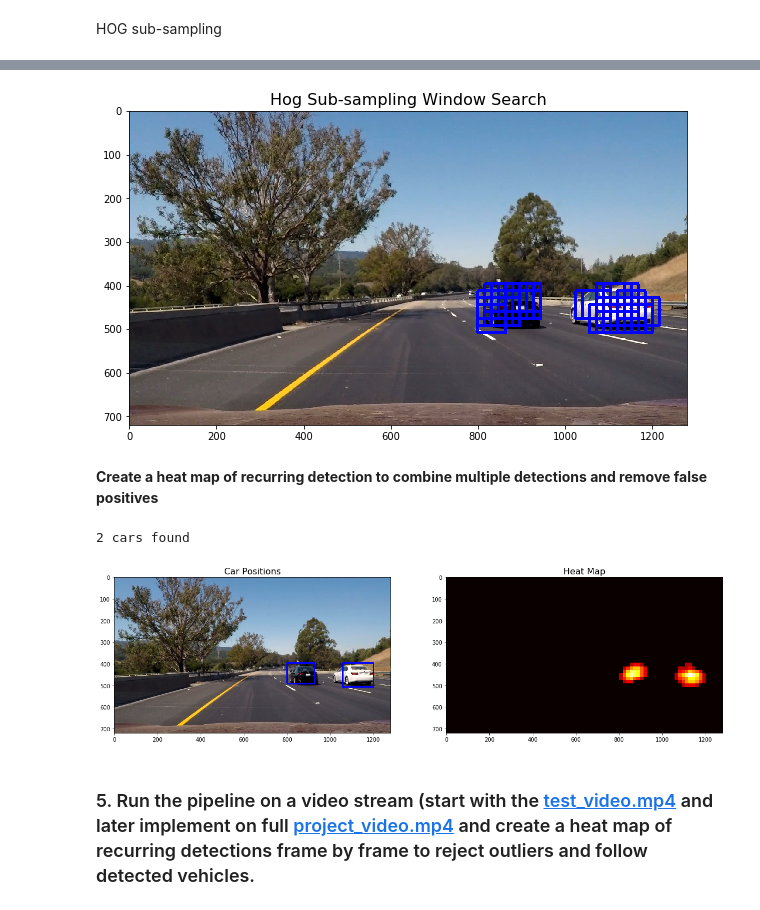
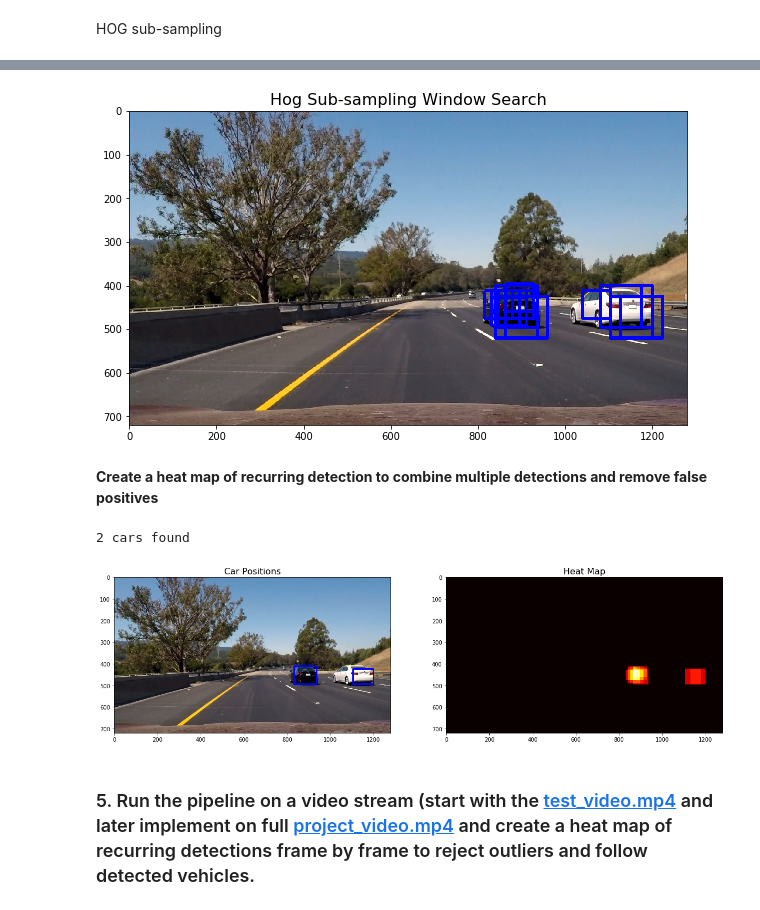
Before and after one commit to ek8203/CarND-Vehicle-Detection, a Jupyter notebook: vehicle_detection.ipynb, the cells around one changed output, grey strips where cells are left out. Saved outputs shown, nothing was run; the diff lists cells and outputs as text; code cells hidden in the pictures.

```diff
--- a/vehicle_detection.ipynb
+++ b/vehicle_detection.ipynb
@@ -264,17 +266,3 @@ pickle.dump(svc_pickle, open( "p5lib/linear_svc_pickle.p", "wb" ) )
 print('Saved')
 # %% [output]
 Saved
-# %%
-import pickle
-
-# Load training parameters
-svc_pickle = pickle.load( open("p5lib/svc_pickle.p", "rb" ) )
-svc_p = svc_pickle["svc"]
-
-# Check the score of the SVC
-print('Test Accuracy of SVC = ', round(svc_p.score(X_test, y_test), 4))
-
-# Check the prediction time for a single sample
-n_predict = 10
-print('SVC predicts: ', svc_p.predict(X_test[0:n_predict]))
-print('For these', n_predict, 'labels: ', y_test[0:n_predict])
@@ -313,8 +297,8 @@ import matplotlib.pyplot as plt
 %matplotlib inline
 
 # Load training parameters
-svc_pickle = pickle.load( open("p5lib/svc_pickle.p", "rb" ) )
-#svc_pickle = pickle.load( open("p5lib/linear_svc_pickle.p", "rb" ) )
+#svc_pickle = pickle.load( open("p5lib/svc_pickle.p", "rb" ) )
+svc_pickle = pickle.load( open("p5lib/linear_svc_pickle.p", "rb" ) )
 svc = svc_pickle["svc"]
 X_scaler = svc_pickle["scaler"]
 orient = svc_pickle["orient"]
@@ -353,8 +339,8 @@ import matplotlib.pyplot as plt
 %matplotlib inline
 
 # Load training parameters
-svc_pickle = pickle.load( open("p5lib/svc_pickle.p", "rb" ) )
-#svc_pickle = pickle.load( open("p5lib/linear_svc_pickle.p", "rb" ) )
+#svc_pickle = pickle.load( open("p5lib/svc_pickle.p", "rb" ) )
+svc_pickle = pickle.load( open("p5lib/linear_svc_pickle.p", "rb" ) )
 svc = svc_pickle["svc"]
 X_scaler = svc_pickle["scaler"]
 orient = svc_pickle["orient"]
@@ -386,4 +374,4 @@ plt.close(figure)    # close the figure
-[figure, old version]
+[figure, new version]
 # %% [markdown]
 **Create a heat map of recurring detection to combine multiple detections and remove false positives**
 # %%
@@ -428,7 +416,7 @@ figure = plt_two(draw_image, heatmap, 'Car Positions', 'Heat Map', figsize=(20,2
 plt.close(figure)    # close the figure
 # %% [output]
 2 cars found
-[figure, old version]
+[figure, new version]
 # %% [markdown]
 ### 5. Run the pipeline on a video stream (start with the [test_video.mp4](test_video.mp4) and later implement on full [project_video.mp4](project_video.mp4) and create a heat map of recurring detections frame by frame to reject outliers and follow detected vehicles. ###
 # %%
```
Also changed, not shown: parts of 12 cells of this notebook, 2 other files.
